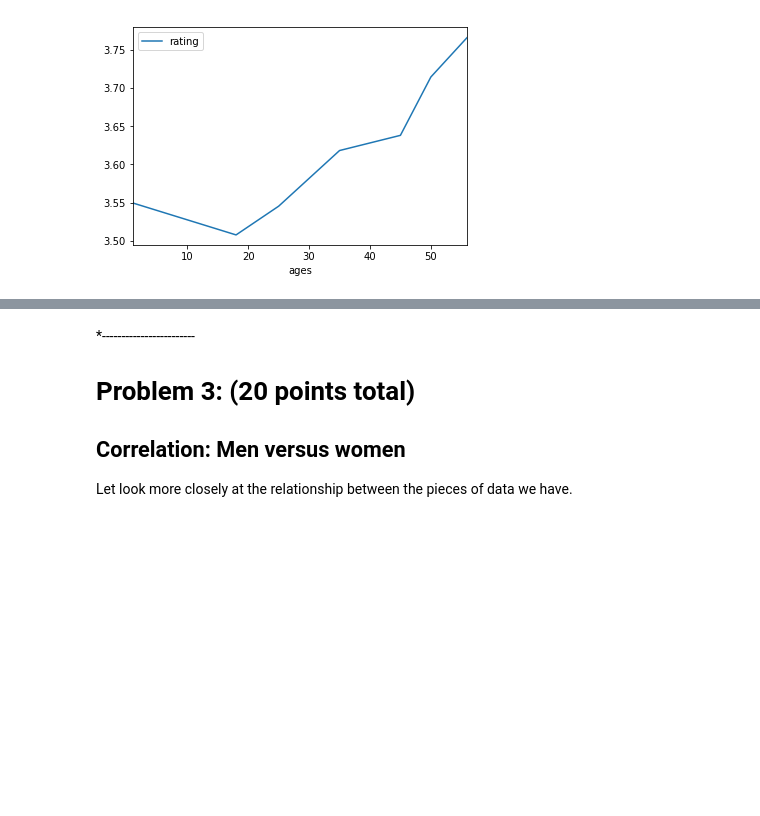
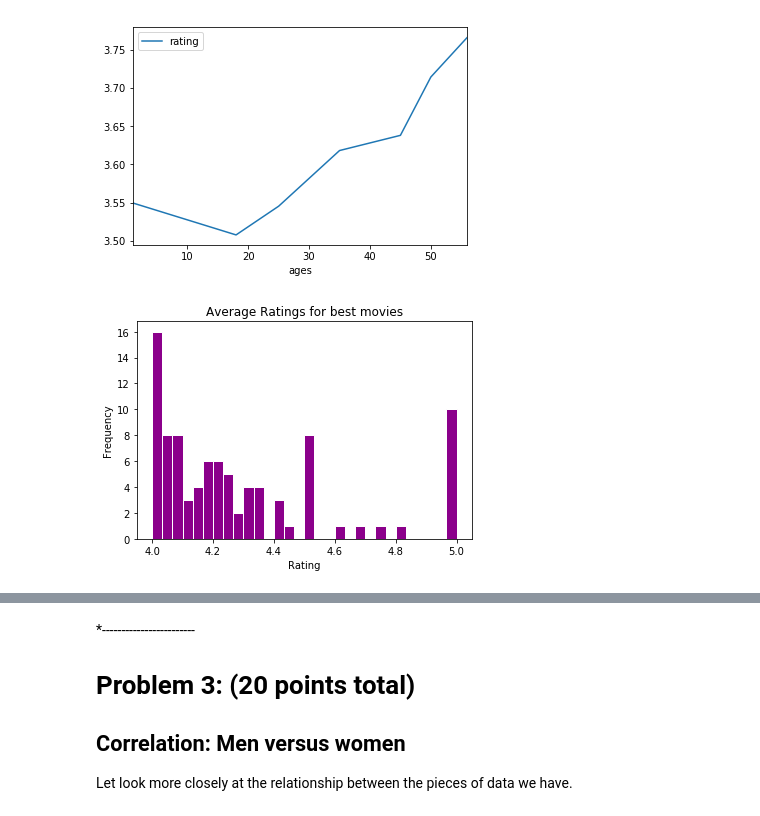
Before and after one commit to claireedanaher/DS501, a Jupyter notebook: CaseStudy2/CaseStudy2_Master.ipynb, the cells around one changed output, grey strips where cells are left out. Saved outputs shown, nothing was run; the diff lists cells and outputs as text; code cells hidden in the pictures; blank space fills up the shorter version.

Commit message:
Add files via upload
Added conjecture for Problem 2 (has Johny's code too)

```diff
--- a/CaseStudy2/CaseStudy2_Master.ipynb
+++ b/CaseStudy2/CaseStudy2_Master.ipynb
@@ -451,3 +451,42 @@ avg_by_age.plot(x='ages',y='rating',kind='line')
 plt.show()
 # %% [output]
 [figure]
+# %%
+# Code to get best movies & worst movies, based on number of ratings for each movie
+# Best movies = Top 5 percentile of movies which have number of ratings greater than median
+# Worst movies = Bottom 5 percentile of movies which have number of ratings lower than median
+movie_rate_freq = all_data['movie_id'].value_counts()
+seen_IDs = movie_rate_freq.index.tolist()
+seen_IDs = seen_IDs[:int(len(seen_IDs)/2)]
+seen_movies = all_data.query('movie_id not in @seen_IDs')
+seen_movies.head()
+seen_movies_pivot = seen_movies.pivot_table('rating',index='movie_id',aggfunc='mean')
+
+seen_movies_pivot =  seen_movies_pivot.sort_values('rating', ascending= False)
+
+bottom_percentile = 5
+top_percentile = 5
+num_movies = len(seen_IDs)
+
+bottom_position = int((bottom_percentile/100)*(num_movies + 1))
+top_position = int((top_percentile/100)*(num_movies + 1))
+
+worst_movies = seen_movies_pivot[-bottom_position:] # dataFrame that has the worst movies and their average rating
+worst_movies_list = worst_movies.index.tolist() # list of straight up movie_id of the worst movies
+best_movies = seen_movies_pivot[:top_position] # dataFrame that has the best movies and their average rating
+best_movies_list = best_movies.index.tolist() # list of straight up movie_id of the best movies
+# %%
+# e. Problem 2: Conjecture 2 : Average Ratings for best movies
+best_movies_df = pd.DataFrame({'movie_id':best_movies_list}) # converts list to dataframe
+best_movies_ratings = pd.merge(best_movies_df,all_data,on='movie_id')
+best_movies_table = best_movies_ratings.pivot_table('rating', index='title',aggfunc='mean')
+best_movies_table = best_movies_table.sort_values('rating')
+ratings_for_best=best_movies_table["rating"]
+plt.hist(ratings_for_best,color='darkmagenta',bins=30,edgecolor='white')
+plt.xlabel("Rating")
+plt.ylabel("Frequency")
+plt.title("Average Ratings for best movies")
+plt.show()
+# Problem 2: Conjecture 2
+# %% [output]
+[figure, added]
```
Also changed, not shown: parts of 4 cells of this notebook.
